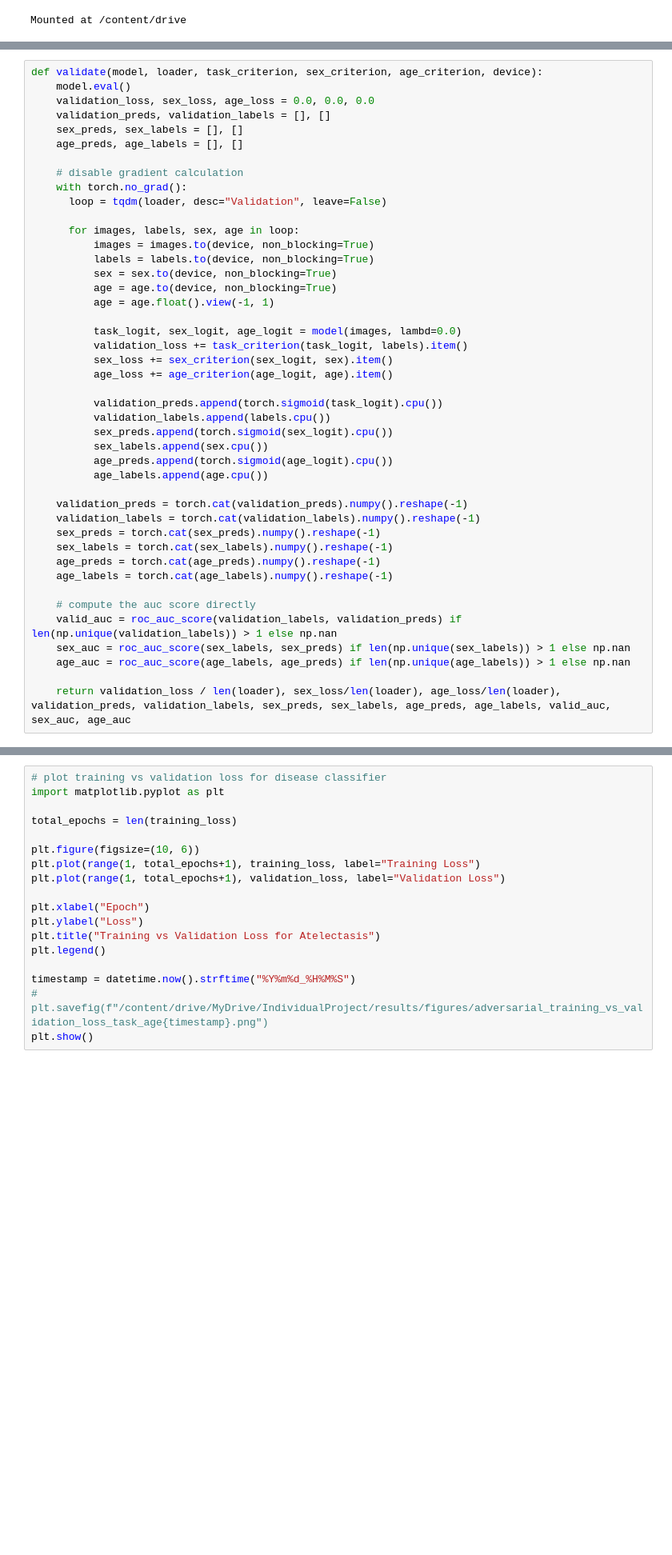
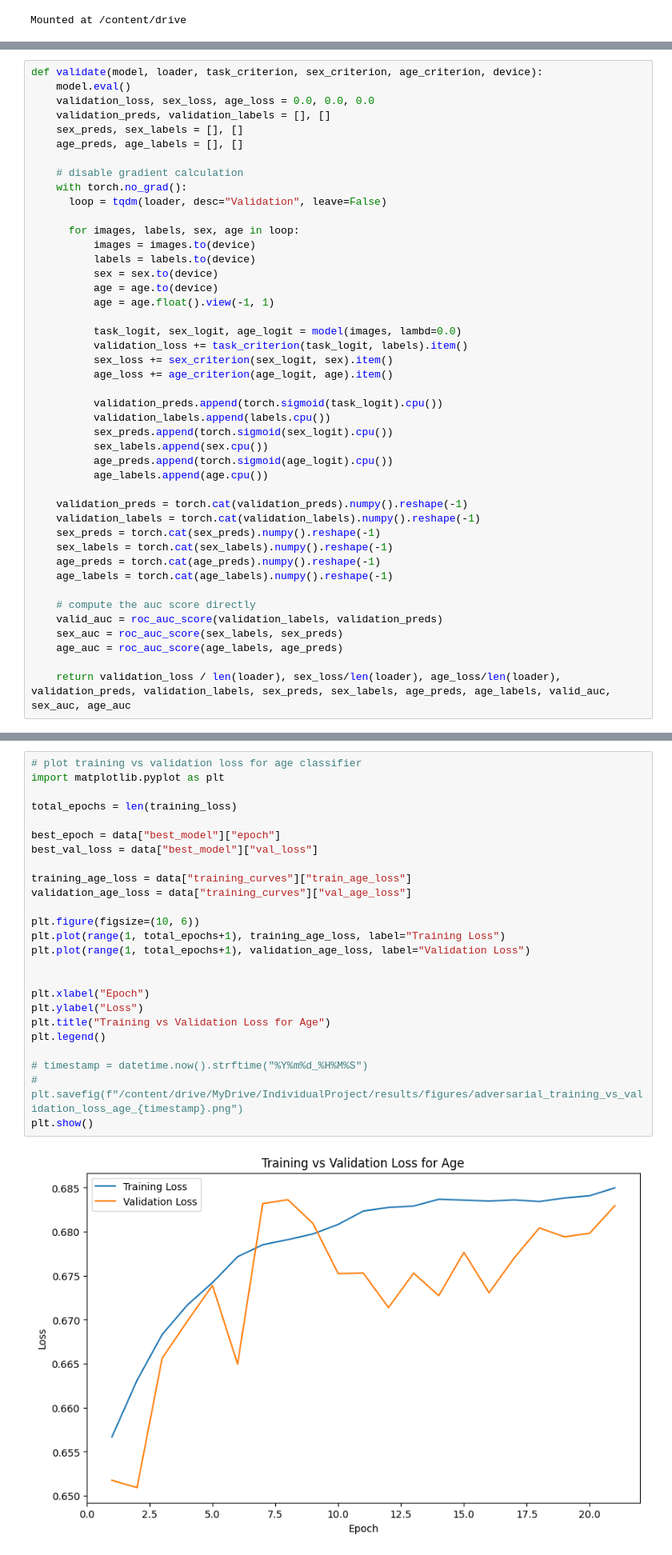
Before and after one commit to weixisee/COMP3931_Individual_Project, a Jupyter notebook: notebook/DANN_Both.ipynb, the cells around one changed output, grey strips where cells are left out. Shown at 80% size. Saved outputs shown, nothing was run; the diff lists cells and outputs as text; blank space fills up the shorter version.

```diff
--- a/notebook/DANN_Both.ipynb
+++ b/notebook/DANN_Both.ipynb
@@ -323,10 +339,10 @@ def validate(model, loader, task_criterion, sex_criterion, age_criterion, device
       loop = tqdm(loader, desc="Validation", leave=False)
 
       for images, labels, sex, age in loop:
-          images = images.to(device, non_blocking=True)
-          labels = labels.to(device, non_blocking=True)
-          sex = sex.to(device, non_blocking=True)
-          age = age.to(device, non_blocking=True)
+          images = images.to(device)
+          labels = labels.to(device)
+          sex = sex.to(device)
+          age = age.to(device)
           age = age.float().view(-1, 1)
 
           task_logit, sex_logit, age_logit = model(images, lambd=0.0)
@@ -349,8 +365,8 @@ def validate(model, loader, task_criterion, sex_criterion, age_criterion, device
     age_labels = torch.cat(age_labels).numpy().reshape(-1)
 
     # compute the auc score directly
-    valid_auc = roc_auc_score(validation_labels, validation_preds) if len(np.unique(validation_labels)) > 1 else np.nan
-    sex_auc = roc_auc_score(sex_labels, sex_preds) if len(np.unique(sex_labels)) > 1 else np.nan
-    age_auc = roc_auc_score(age_labels, age_preds) if len(np.unique(age_labels)) > 1 else np.nan
+    valid_auc = roc_auc_score(validation_labels, validation_preds)
+    sex_auc = roc_auc_score(sex_labels, sex_preds)
+    age_auc = roc_auc_score(age_labels, age_preds)
 
     return validation_loss / len(loader), sex_loss/len(loader), age_loss/len(loader), validation_preds, validation_labels, sex_preds, sex_labels, age_preds, age_labels, valid_auc, sex_auc, age_auc
@@ -501,19 +539,28 @@ print("="*60)
 # %%
-# plot training vs validation loss for disease classifier
+# plot training vs validation loss for age classifier
 import matplotlib.pyplot as plt
 
 total_epochs = len(training_loss)
 
+best_epoch = data["best_model"]["epoch"]
+best_val_loss = data["best_model"]["val_loss"]
+
+training_age_loss = data["training_curves"]["train_age_loss"]
+validation_age_loss = data["training_curves"]["val_age_loss"]
+
 plt.figure(figsize=(10, 6))
-plt.plot(range(1, total_epochs+1), training_loss, label="Training Loss")
-plt.plot(range(1, total_epochs+1), validation_loss, label="Validation Loss")
+plt.plot(range(1, total_epochs+1), training_age_loss, label="Training Loss")
+plt.plot(range(1, total_epochs+1), validation_age_loss, label="Validation Loss")
+
 
 plt.xlabel("Epoch")
 plt.ylabel("Loss")
-plt.title("Training vs Validation Loss for Atelectasis")
+plt.title("Training vs Validation Loss for Age")
 plt.legend()
 
-timestamp = datetime.now().strftime("%Y%m%d_%H%M%S")
-# plt.savefig(f"/content/drive/MyDrive/IndividualProject/results/figures/adversarial_training_vs_validation_loss_task_age{timestamp}.png")
+# timestamp = datetime.now().strftime("%Y%m%d_%H%M%S")
+# plt.savefig(f"/content/drive/MyDrive/IndividualProject/results/figures/adversarial_training_vs_validation_loss_age_{timestamp}.png")
 plt.show()
+# %% [output]
+[figure, added]
 # %%
```
Also changed, not shown: parts of 81 cells of this notebook, 1 other file.
